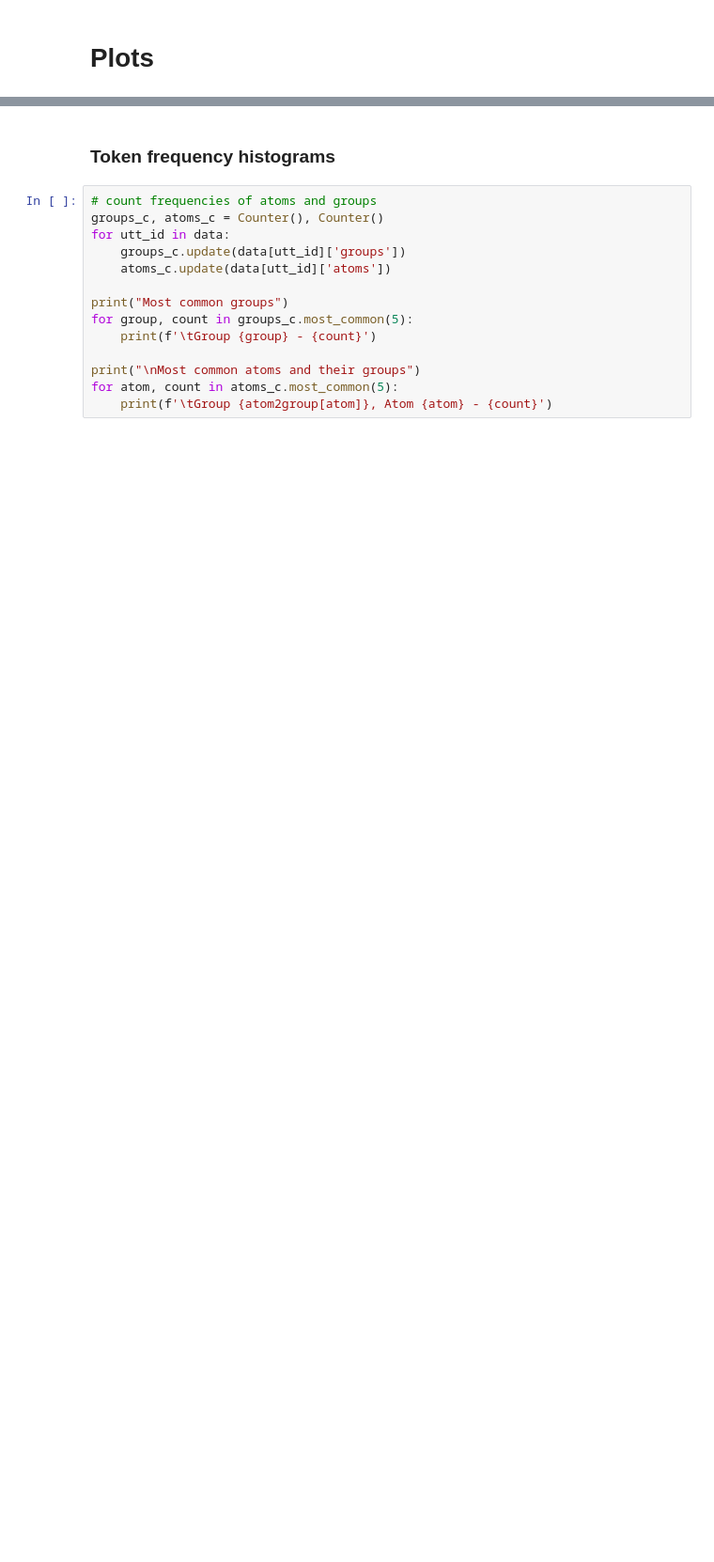
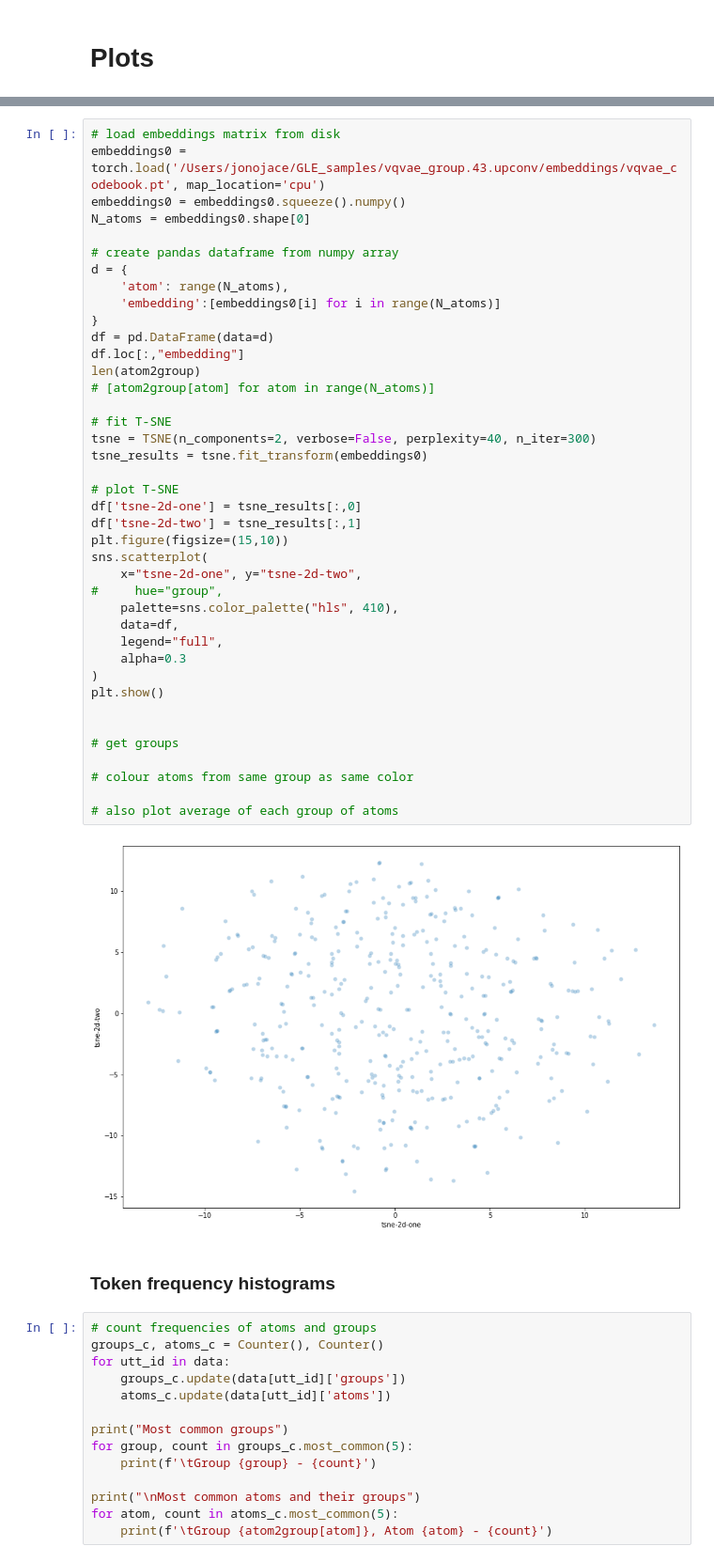
Before and after one commit to jonojace/GlobalLatentEmbedding, a Jupyter notebook: notebooks/analyse_vqvae_tokens.ipynb, the cells around one changed output, grey strips where cells are left out. Shown at 94% size. Drawn from its saved outputs; the diff is of its cells as text; blank space fills up the shorter version.

```diff
--- a/notebooks/analyse_vqvae_tokens.ipynb
+++ b/notebooks/analyse_vqvae_tokens.ipynb
@@ -53,3 +61,45 @@ Finished processing 30 vqvae token files
+# %%
+# load embeddings matrix from disk
+embeddings0 = torch.load('/Users/jonojace/GLE_samples/vqvae_group.43.upconv/embeddings/vqvae_codebook.pt', map_location='cpu')
+embeddings0 = embeddings0.squeeze().numpy()
+N_atoms = embeddings0.shape[0]
+
+# create pandas dataframe from numpy array
+d = {
+    'atom': range(N_atoms),
+    'embedding':[embeddings0[i] for i in range(N_atoms)]
+}
+df = pd.DataFrame(data=d)
+df.loc[:,"embedding"]
+len(atom2group)
+# [atom2group[atom] for atom in range(N_atoms)]
+
+# fit T-SNE
+tsne = TSNE(n_components=2, verbose=False, perplexity=40, n_iter=300)
+tsne_results = tsne.fit_transform(embeddings0)
+
+# plot T-SNE
+df['tsne-2d-one'] = tsne_results[:,0]
+df['tsne-2d-two'] = tsne_results[:,1]
+plt.figure(figsize=(15,10))
+sns.scatterplot(
+    x="tsne-2d-one", y="tsne-2d-two",
+#     hue="group",
+    palette=sns.color_palette("hls", 410),
+    data=df,
+    legend="full",
+    alpha=0.3
+)
+plt.show()
+
+
+# get groups
+
+# colour atoms from same group as same color
+
+# also plot average of each group of atoms
+# %% [output]
+[figure, added]
 # %% [markdown]
 ### Token frequency histograms
 # %%
```
Also changed, not shown: parts of 12 cells of this notebook.
